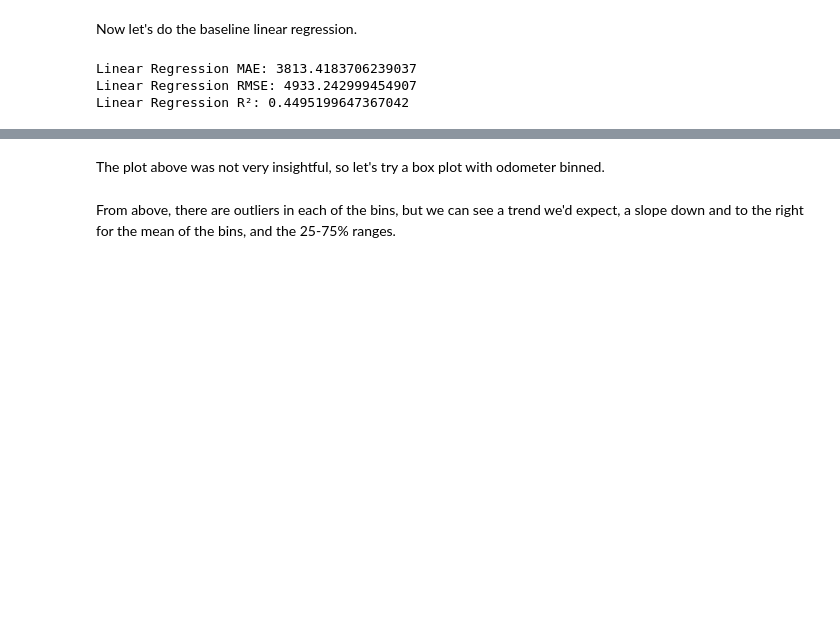
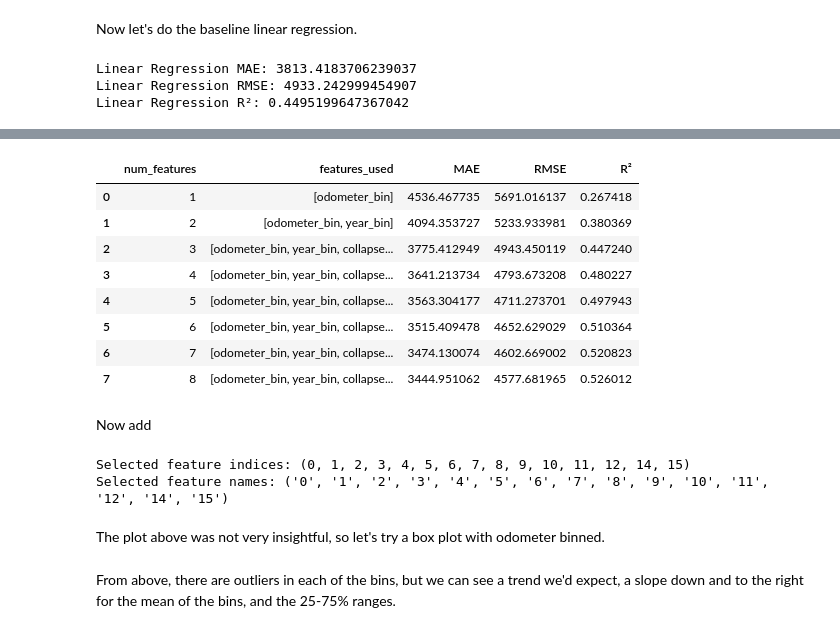
Before and after one commit to jeffreylgoode/what-drives-car-prices, a Jupyter notebook: notebooks/car_price_analysis.ipynb, the cells around one changed output, grey strips where cells are left out. Cells and saved outputs as stored; diff of their text form; code cells hidden in the pictures; blank space fills up the shorter version.

Commit message:
My work on modeling is not going well.  One more day to work on it.

```diff
--- a/notebooks/car_price_analysis.ipynb
+++ b/notebooks/car_price_analysis.ipynb
@@ -2402,3 +2897,79 @@ Linear Regression R²: 0.4495199647367042
+# %%
+results_df
+# %% [output]
+|  | num_features | features_used | MAE | RMSE | R² |
+| 0 | 1 | [odometer_bin] | 4536.467735 | 5691.016137 | 0.267418 |
+| 1 | 2 | [odometer_bin, year_bin] | 4094.353727 | 5233.933981 | 0.380369 |
+| 2 | 3 | [odometer_bin, year_bin, collapse... | 3775.412949 | 4943.450119 | 0.447240 |
+| 3 | 4 | [odometer_bin, year_bin, collapse... | 3641.213734 | 4793.673208 | 0.480227 |
+| 4 | 5 | [odometer_bin, year_bin, collapse... | 3563.304177 | 4711.273701 | 0.497943 |
+| 5 | 6 | [odometer_bin, year_bin, collapse... | 3515.409478 | 4652.629029 | 0.510364 |
+| 6 | 7 | [odometer_bin, year_bin, collapse... | 3474.130074 | 4602.669002 | 0.520823 |
+| 7 | 8 | [odometer_bin, year_bin, collapse... | 3444.951062 | 4577.681965 | 0.526012 |
+# %% [markdown]
+Now add
+# %%
+import pandas as pd
+import numpy as np
+from sklearn.model_selection import train_test_split
+from sklearn.preprocessing import OneHotEncoder
+from sklearn.compose import ColumnTransformer
+from sklearn.pipeline import Pipeline
+from sklearn.linear_model import LinearRegression
+from sklearn.metrics import mean_absolute_error, mean_squared_error, r2_score
+from mlxtend.feature_selection import SequentialFeatureSelector as SFS
+
+# -----------------------------------------
+# 1. Strong feature candidates
+# -----------------------------------------
+feature_list = [
+    "odometer_bin",
+    "year_bin",
+    "geo_regions"
+]
+
+df_model = df_cleaned[feature_list + ["price"]].copy()
+
+y = df_model["price"]
+X = df_model.drop(columns=["price"])
+
+# -----------------------------------------
+# 2. Preprocessing
+# -----------------------------------------
+cat_cols = X.select_dtypes(include=["object", "category", "string"]).columns
+num_cols = X.select_dtypes(include=["int64", "float64"]).columns
+
+preprocess = ColumnTransformer(
+    transformers=[
+        ("cat", OneHotEncoder(handle_unknown="ignore"), cat_cols),
+        ("num", "passthrough", num_cols)
+    ]
+)
+
+# Fit preprocessing and transform X
+X_processed = preprocess.fit_transform(X)
+
+# -----------------------------------------
+# 3. Run SFS on the processed numeric matrix
+# -----------------------------------------
+base_model = LinearRegression()
+
+sfs = SFS(
+    base_model,
+    k_features="best",
+    forward=True,
+    floating=False,
+    scoring="neg_mean_absolute_error",
+    cv=5
+)
+
+sfs = sfs.fit(X_processed, y)
+
+print("Selected feature indices:", sfs.k_feature_idx_)
+print("Selected feature names:", sfs.k_feature_names_)
+# %% [output]
+Selected feature indices: (0, 1, 2, 3, 4, 5, 6, 7, 8, 9, 10, 11, 12, 14, 15)
+Selected feature names: ('0', '1', '2', '3', '4', '5', '6', '7', '8', '9', '10', '11', '12', '14', '15')
 # %% [markdown]
 The plot above was not very insightful, so let's try a box plot with odometer binned.
 # %% [markdown]
```
Also changed, not shown: parts of 24 cells of this notebook.
